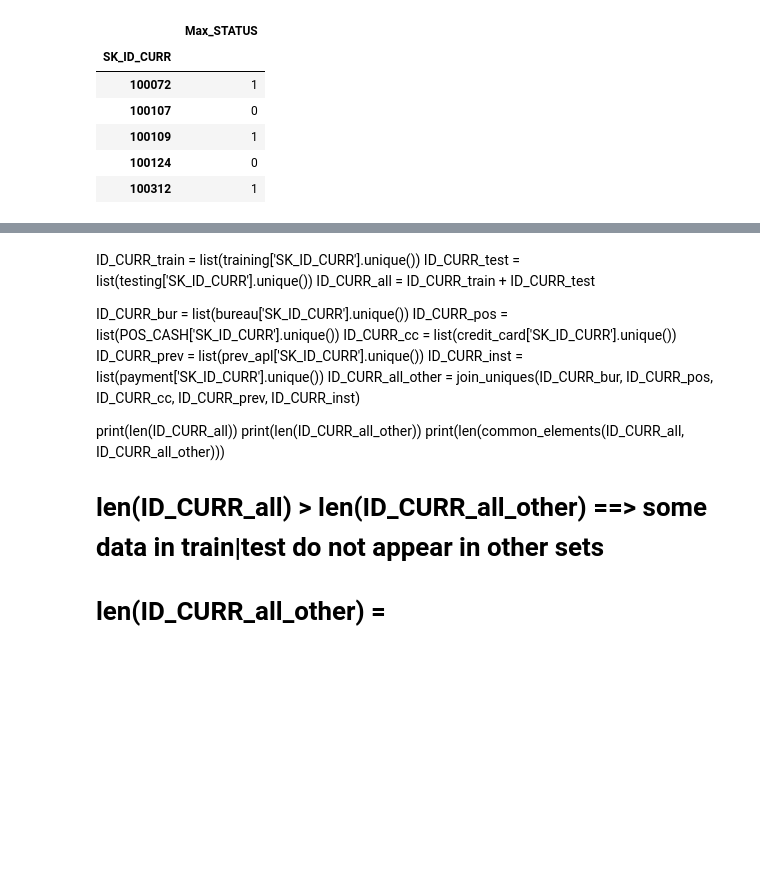
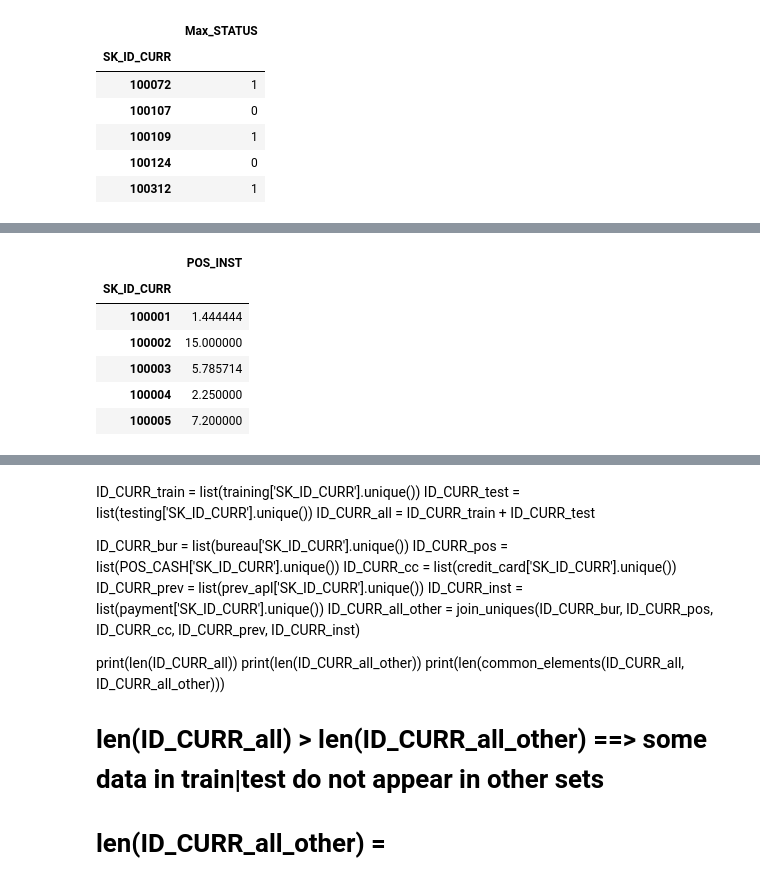
Before and after one commit to huanrafa/ProjectPracticing, a Jupyter notebook: 2023_11(2) Home Credit Default Risk/HomeCredit.ipynb, the cells around one changed output, grey strips where cells are left out. Drawn from its saved outputs; the diff is of its cells as text; code cells hidden in the pictures; blank space fills up the shorter version.

```diff
--- a/2023_11(2) Home Credit Default Risk/HomeCredit.ipynb
+++ b/2023_11(2) Home Credit Default Risk/HomeCredit.ipynb
@@ -1115,0 +1077,12 @@ Name: count, Length: 3400, dtype: int64
+# %%
+POS_CASH_INST = pd.DataFrame(POS_CASH.groupby('SK_ID_CURR')['CNT_INSTALMENT_FUTURE'].mean())
+POS_CASH_INST.rename(columns={'CNT_INSTALMENT_FUTURE': 'POS_INST'}, inplace=True)
+POS_CASH_INST.head()
+# %% [output]
+|  | POS_INST |
+| SK_ID_CURR |  |
+| 100001 | 1.444444 |
+| 100002 | 15.000000 |
+| 100003 | 5.785714 |
+| 100004 | 2.250000 |
+| 100005 | 7.200000 |
```
Also changed, not shown: parts of 18 cells of this notebook.
